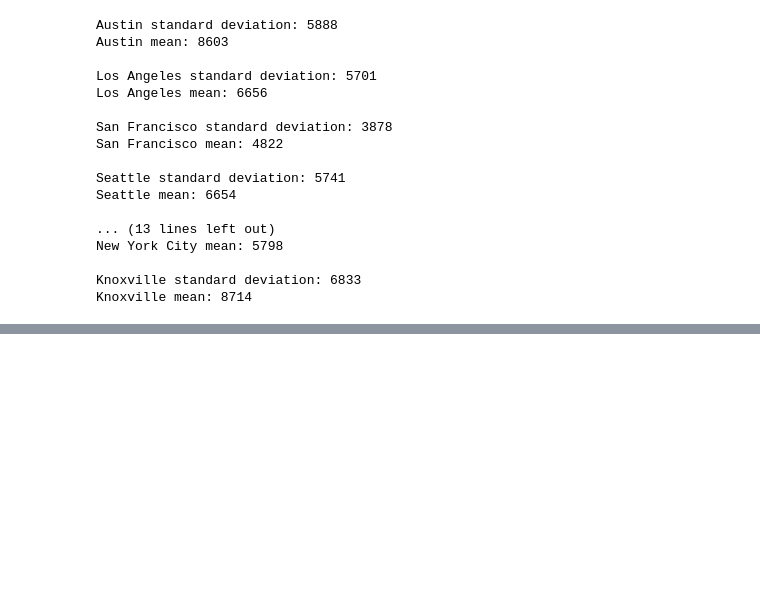
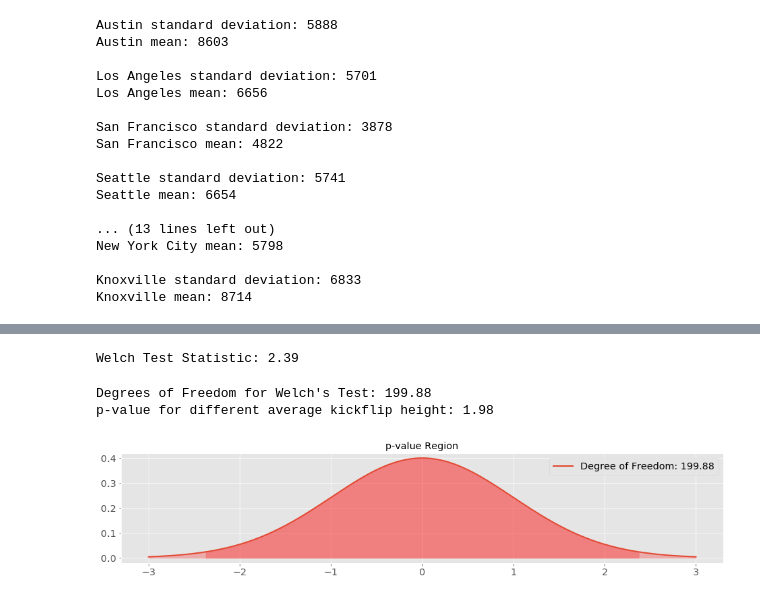
Before and after one commit to GrilledJeez/Testing-for-Difference-in-Craigslist-Markets, a Jupyter notebook: craigslist_scraper.ipynb, the cells around one changed output, grey strips where cells are left out. Saved outputs shown, nothing was run; the diff lists cells and outputs as text; code cells hidden in the pictures; blank space fills up the shorter version.

Commit message:
4.1 Welch Stats started

```diff
--- a/craigslist_scraper.ipynb
+++ b/craigslist_scraper.ipynb
@@ -1358,0 +1392,32 @@ Knoxville mean: 8714
+# %%
+welch_test_statistic(atx_m['price'], stl_m['price'])
+# %% [output]
+Welch Test Statistic: 2.39
+# %%
+# We must now determine our degrees of freedom for Welch's Test. We will use the
+# following function.
+def welch_satterhwaithe_df(sample_1, sample_2):
+    ss1 = len(sample_1)
+    ss2 = len(sample_2)
+    df = (
+        ((np.var(sample_1)/ss1 + np.var(sample_2)/ss2)**(2.0)) /
+        ((np.var(sample_1)/ss1)**(2.0)/(ss1 - 1) + (np.var(sample_2)/ss2)**(2.0)/(ss2 - 1))
+    )
+    print("Degrees of Freedom for Welch's Test: {:2.2f}".format(df))
+    x = np.linspace(-3, 3, num=250)
+
+    fig, ax = plt.subplots(1, figsize=(16, 3))
+    students = stats.t(df)
+    ax.plot(x, students.pdf(x), linewidth=2, label="Degree of Freedom: {:2.2f}".format(df))
+    _ = ax.fill_between(x, students.pdf(x), where=(x >= -test_statistic), color="red", alpha=0.25)
+    _ = ax.fill_between(x, students.pdf(x), where=(x <= test_statistic), color="red", alpha=0.25)
+    ax.legend()
+    ax.set_title("p-value Region")
+    p_value = students.cdf(test_statistic) + (1 - students.cdf(-test_statistic))
+    print("p-value for different average kickflip height: {:2.2f}".format(p_value))
+# %%
+welch_satterhwaithe_df(atx_m['price'], stl_m['price'])
+# %% [output]
+Degrees of Freedom for Welch's Test: 199.88
+p-value for different average kickflip height: 1.98
+[figure, added]
```
Also changed, not shown: parts of 12 cells of this notebook.
